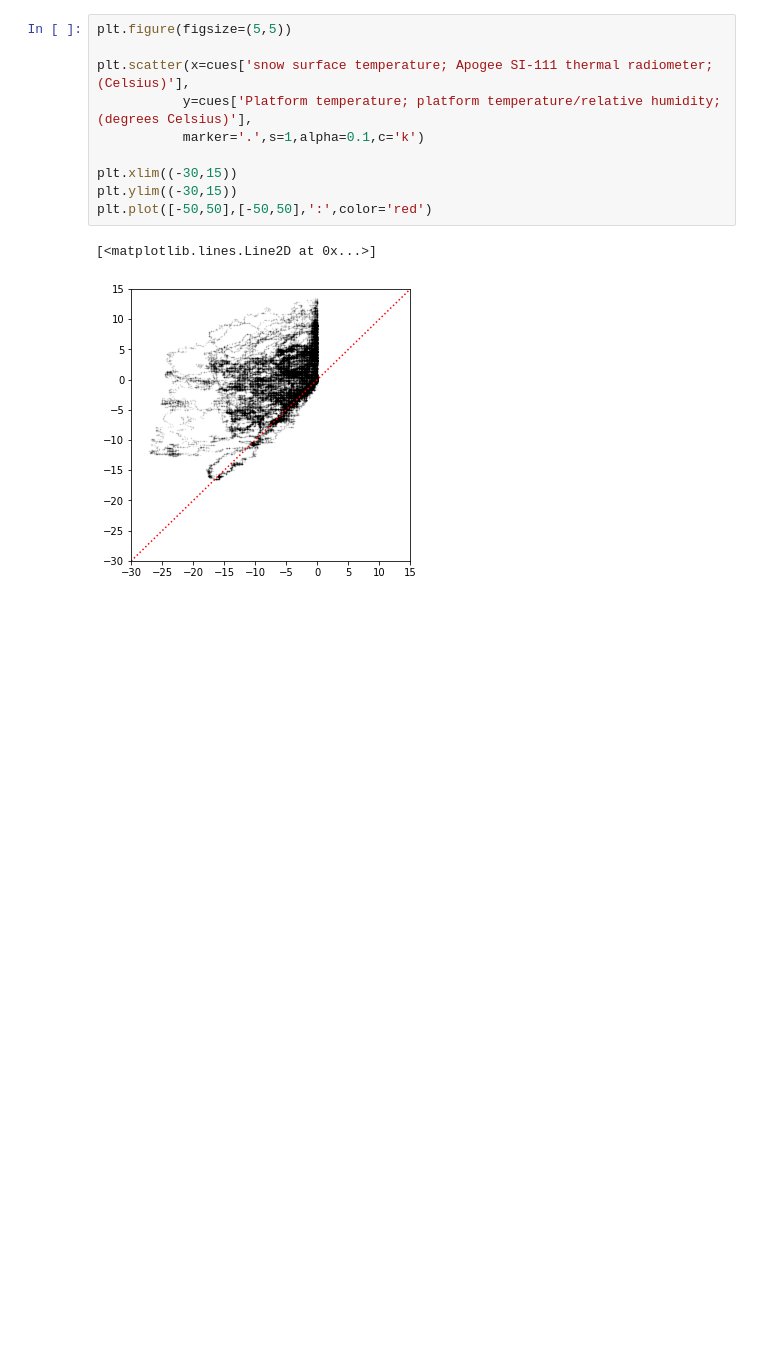
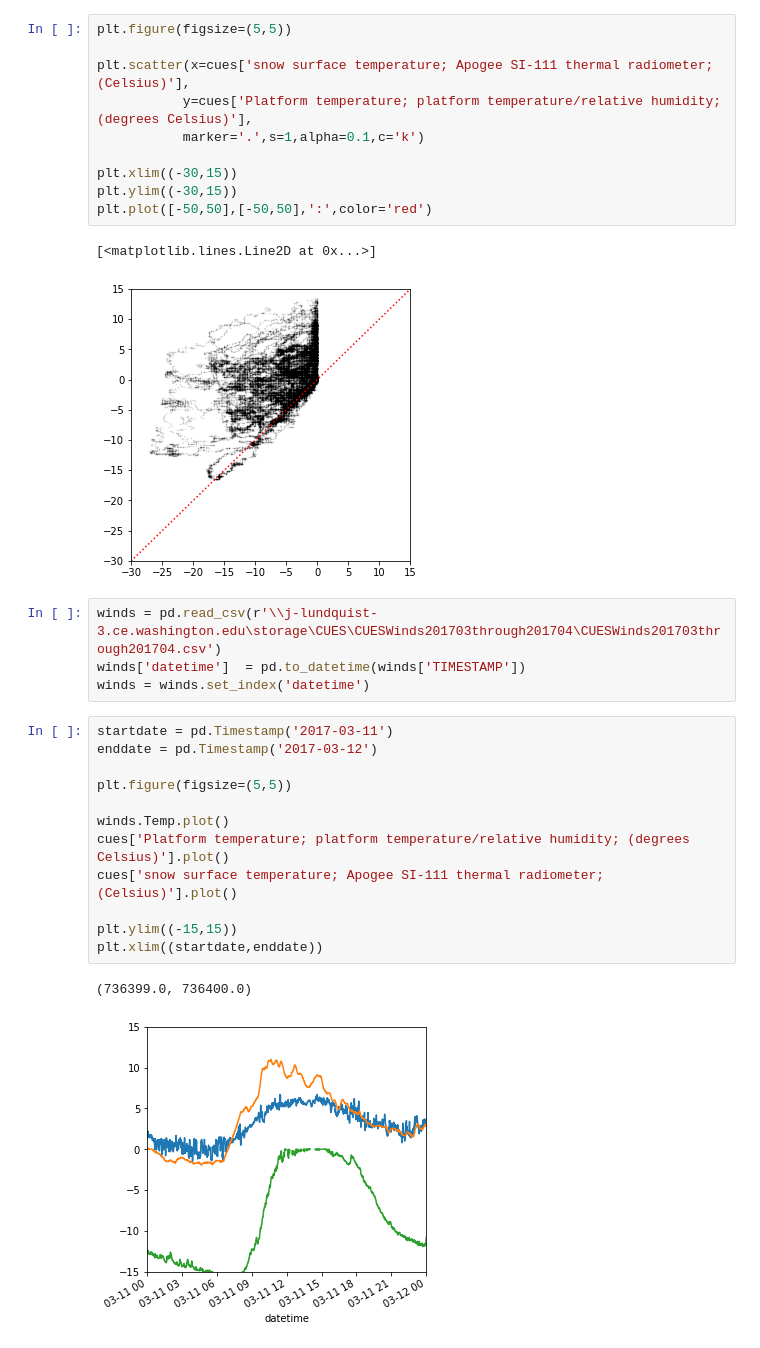
Before and after one commit to moorec52/atmos-boundary-layer, a Jupyter notebook: Untitled.ipynb, the cells around one changed output. Drawn from its saved outputs; the diff is of its cells as text; blank space fills up the shorter version.

```diff
--- a/Untitled.ipynb
+++ b/Untitled.ipynb
@@ -83,3 +85,22 @@ plt.plot([-50,50],[-50,50],':',color='red')
 # %% [output]
 [<matplotlib.lines.Line2D at 0x...>]
 [figure]
+# %%
+winds = pd.read_csv(r'\\j-lundquist-3.ce.washington.edu\storage\CUES\CUESWinds201703through201704\CUESWinds201703through201704.csv')
+winds['datetime']  = pd.to_datetime(winds['TIMESTAMP'])
+winds = winds.set_index('datetime')
+# %%
+startdate = pd.Timestamp('2017-03-11')
+enddate = pd.Timestamp('2017-03-12')
+
+plt.figure(figsize=(5,5))
+
+winds.Temp.plot()
+cues['Platform temperature; platform temperature/relative humidity; (degrees Celsius)'].plot()
+cues['snow surface temperature; Apogee SI-111 thermal radiometer; (Celsius)'].plot()
+
+plt.ylim((-15,15))
+plt.xlim((startdate,enddate))
+# %% [output]
+(736399.0, 736400.0)
+[figure, added]
```
Also changed, not shown: parts of 3 cells of this notebook.
